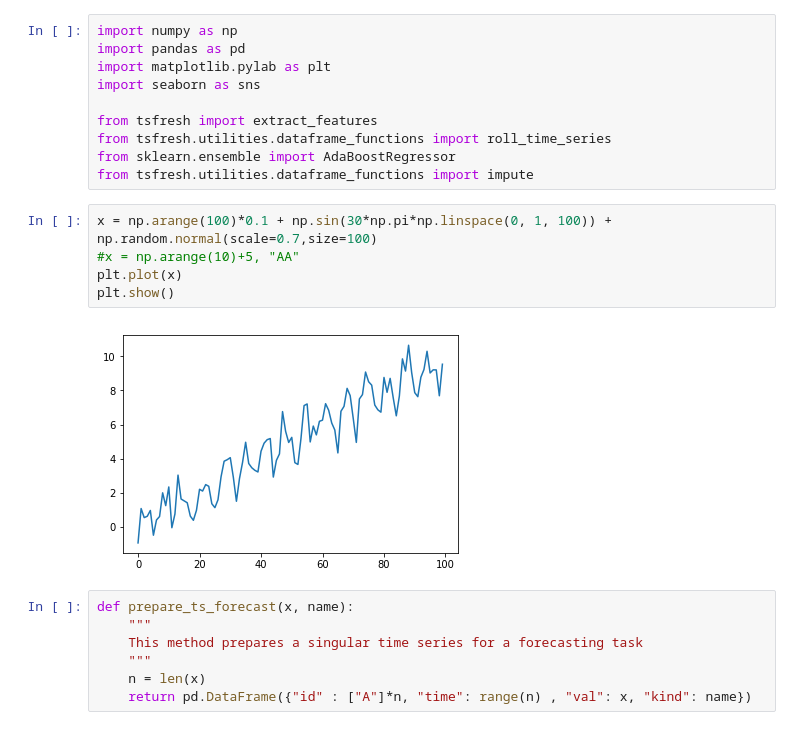
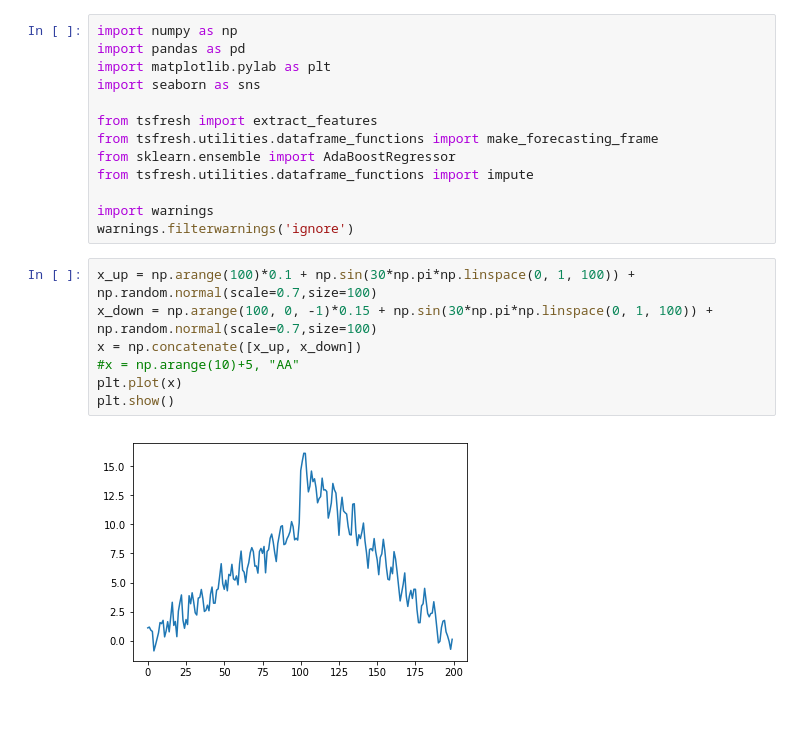
Before and after one commit to blue-yonder/tsfresh, a Jupyter notebook: notebooks/timeseries_forecasting_basic_example.ipynb, the cells around one changed output. Saved outputs shown, nothing was run; the diff lists cells and outputs as text.

```diff
--- a/notebooks/timeseries_forecasting_basic_example.ipynb
+++ b/notebooks/timeseries_forecasting_basic_example.ipynb
@@ -5,20 +5,18 @@ import matplotlib.pylab as plt
 import seaborn as sns
 
 from tsfresh import extract_features
-from tsfresh.utilities.dataframe_functions import roll_time_series
+from tsfresh.utilities.dataframe_functions import make_forecasting_frame
 from sklearn.ensemble import AdaBoostRegressor
 from tsfresh.utilities.dataframe_functions import impute
+
+import warnings
+warnings.filterwarnings('ignore')
 # %%
-x = np.arange(100)*0.1 + np.sin(30*np.pi*np.linspace(0, 1, 100)) + np.random.normal(scale=0.7,size=100)
+x_up = np.arange(100)*0.1 + np.sin(30*np.pi*np.linspace(0, 1, 100)) + np.random.normal(scale=0.7,size=100)
+x_down = np.arange(100, 0, -1)*0.15 + np.sin(30*np.pi*np.linspace(0, 1, 100)) + np.random.normal(scale=0.7,size=100)
+x = np.concatenate([x_up, x_down])
 #x = np.arange(10)+5, "AA"
 plt.plot(x)
 plt.show()
 # %% [output]
-[figure, old version]
+[figure, new version]
-# %%
-def prepare_ts_forecast(x, name):
-    """
-    This method prepares a singular time series for a forecasting task
-    """
-    n = len(x)
-    return pd.DataFrame({"id" : ["A"]*n, "time": range(n) , "val": x, "kind": name})
```
Also changed, not shown: parts of 10 cells of this notebook.
